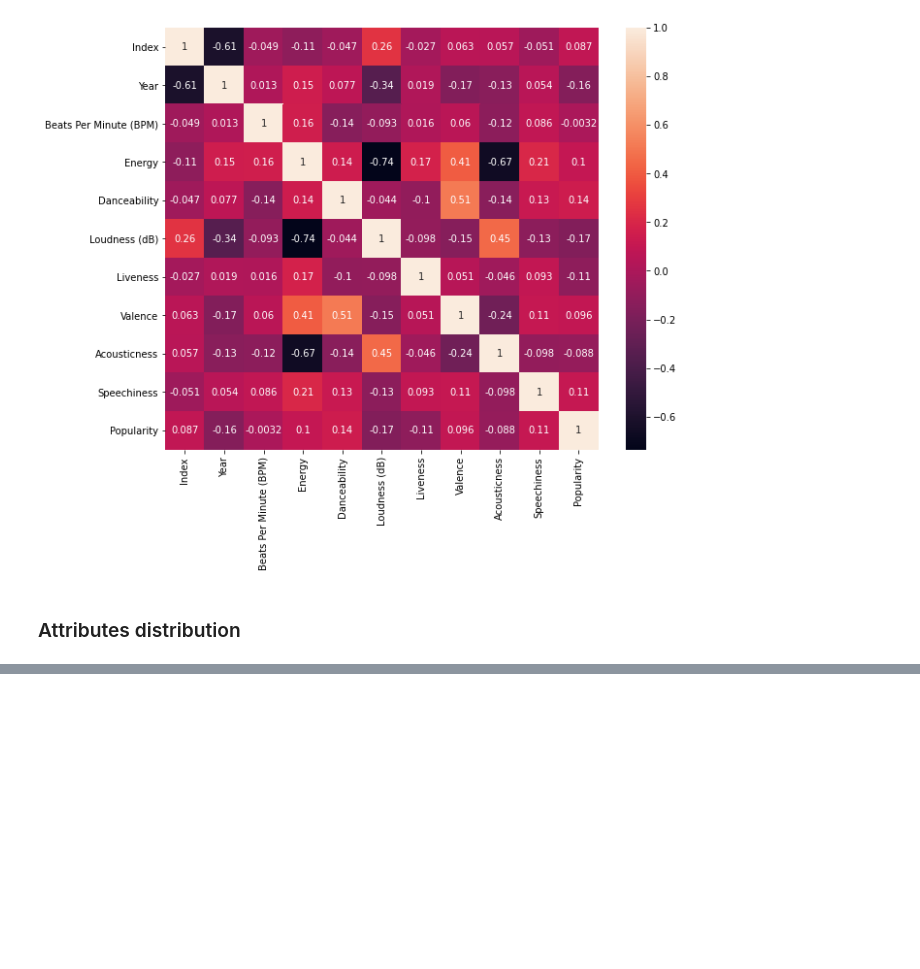
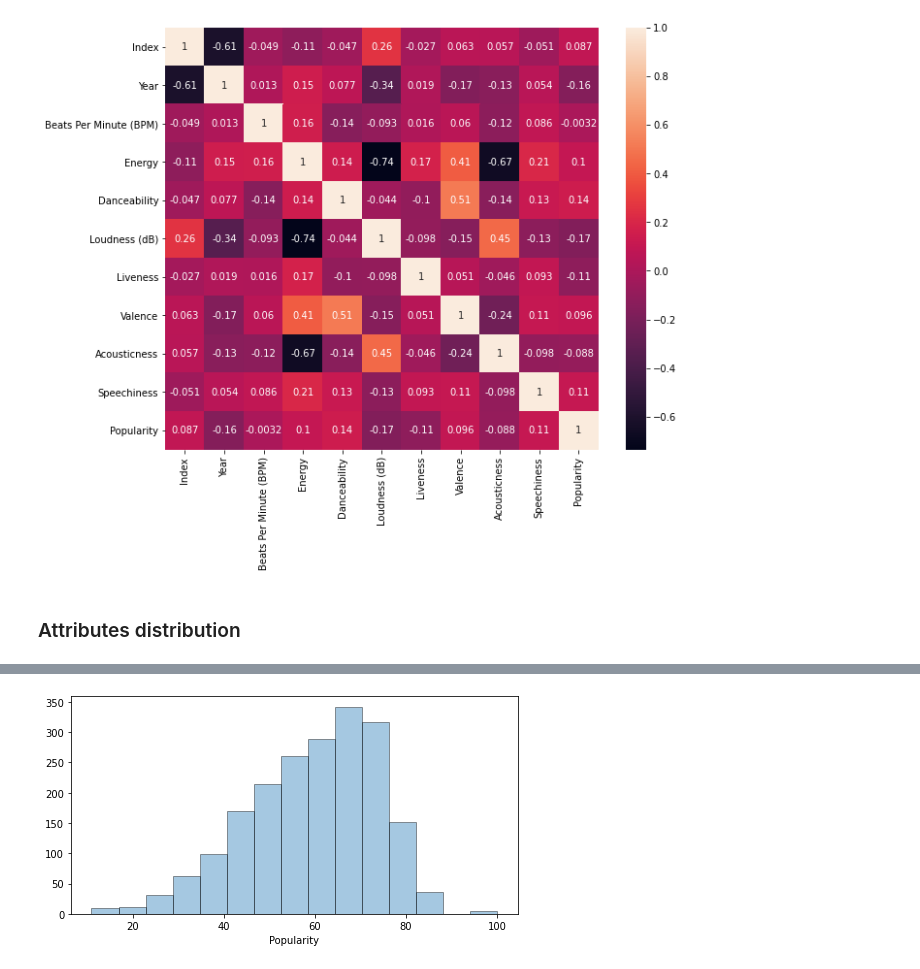
Before and after one commit to luisblazquezm/mii2-classification-models-study, a Jupyter notebook: notebooks/dataset exploration.ipynb, the cells around one changed output, grey strips where cells are left out. Cells and saved outputs as stored; diff of their text form; code cells hidden in the pictures; blank space fills up the shorter version.

```diff
--- a/notebooks/dataset exploration.ipynb
+++ b/notebooks/dataset exploration.ipynb
@@ -163,6 +149,7 @@ SyntaxError: invalid syntax (<ipython-input-13-e116b41631c5>, line 1)
 # %%
-#draw a distribution plot
 plt.figure(figsize=(8,4))
-sns.distplot(df['Length (Duration)'], kde=False, bins=15, hist_kws=dict(edgecolor="k", linewidth=1))
+sns.distplot(df['Popularity'], kde=False, bins=15, hist_kws=dict(edgecolor="k", linewidth=1))
 plt.show()
+# %% [output]
+[figure, added]
 # %%
```
Also changed, not shown: parts of 16 cells of this notebook.
